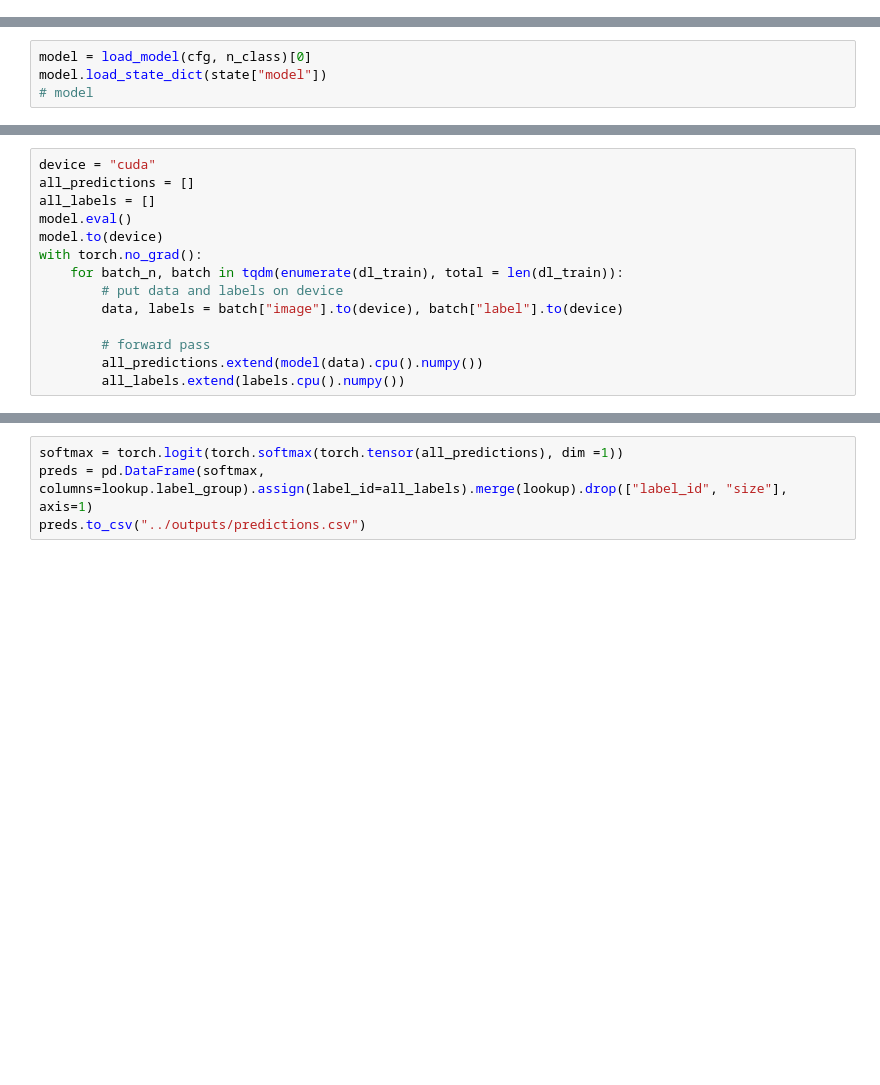
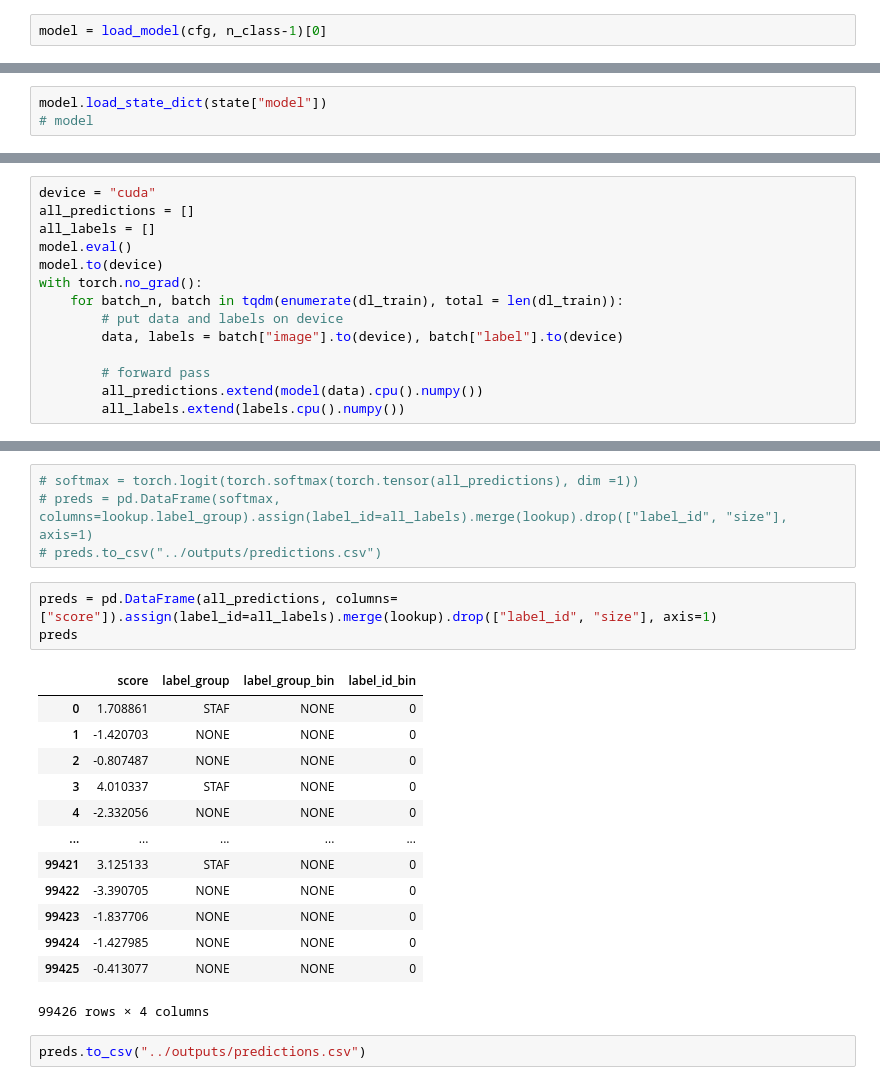
Before and after one commit to VLucet/CV4E-2025, a Jupyter notebook: mdclassifier/visualize-data.ipynb, the cells around one changed output, grey strips where cells are left out. Cells and saved outputs as stored; diff of their text form; blank space fills up the shorter version.

```diff
--- a/mdclassifier/visualize-data.ipynb
+++ b/mdclassifier/visualize-data.ipynb
@@ -92,0 +139,2 @@ state["epoch"]
+# %%
+model = load_model(cfg, n_class-1)[0]
@@ -93,4 +143,3 @@ state["epoch"]
 # %%
-model = load_model(cfg, n_class)[0]
 model.load_state_dict(state["model"])
 # model
@@ -137,4 +218,23 @@ all_predictions
 # %%
-softmax = torch.logit(torch.softmax(torch.tensor(all_predictions), dim =1))
-preds = pd.DataFrame(softmax, columns=lookup.label_group).assign(label_id=all_labels).merge(lookup).drop(["label_id", "size"], axis=1)
-preds.to_csv("../outputs/predictions.csv")
+# softmax = torch.logit(torch.softmax(torch.tensor(all_predictions), dim =1))
+# preds = pd.DataFrame(softmax, columns=lookup.label_group).assign(label_id=all_labels).merge(lookup).drop(["label_id", "size"], axis=1)
+# preds.to_csv("../outputs/predictions.csv")
+# %%
+preds = pd.DataFrame(all_predictions, columns=["score"]).assign(label_id=all_labels).merge(lookup).drop(["label_id", "size"], axis=1)
+preds
+# %% [output]
+|  | score | label_group | label_group_bin | label_id_bin |
+| 0 | 1.708861 | STAF | NONE | 0 |
+| 1 | -1.420703 | NONE | NONE | 0 |
+| 2 | -0.807487 | NONE | NONE | 0 |
+| 3 | 4.010337 | STAF | NONE | 0 |
+| 4 | -2.332056 | NONE | NONE | 0 |
+| ... | ... | ... | ... | ... |
+| 99421 | 3.125133 | STAF | NONE | 0 |
+| 99422 | -3.390705 | NONE | NONE | 0 |
+| 99423 | -1.837706 | NONE | NONE | 0 |
+| 99424 | -1.427985 | NONE | NONE | 0 |
+| 99425 | -0.413077 | NONE | NONE | 0 |
+99426 rows × 4 columns
+# %%
+preds.to_csv("../outputs/predictions.csv")
```
Also changed, not shown: parts of 12 cells of this notebook.
